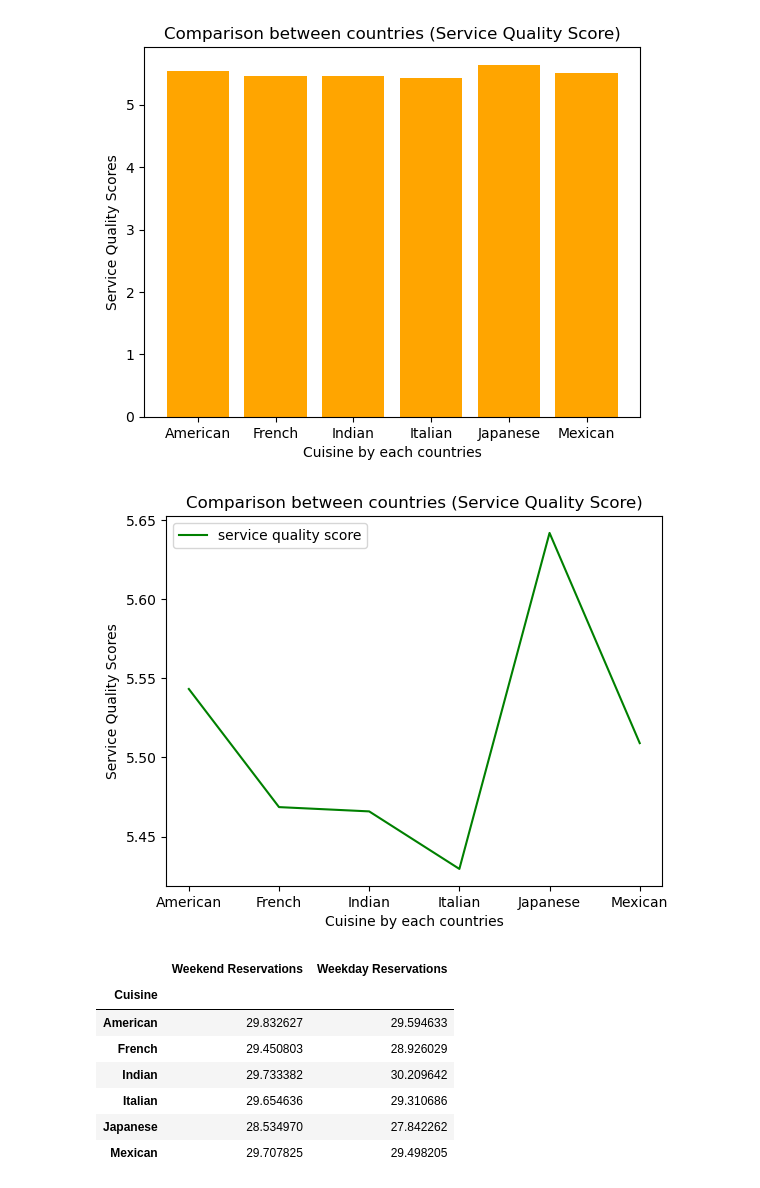
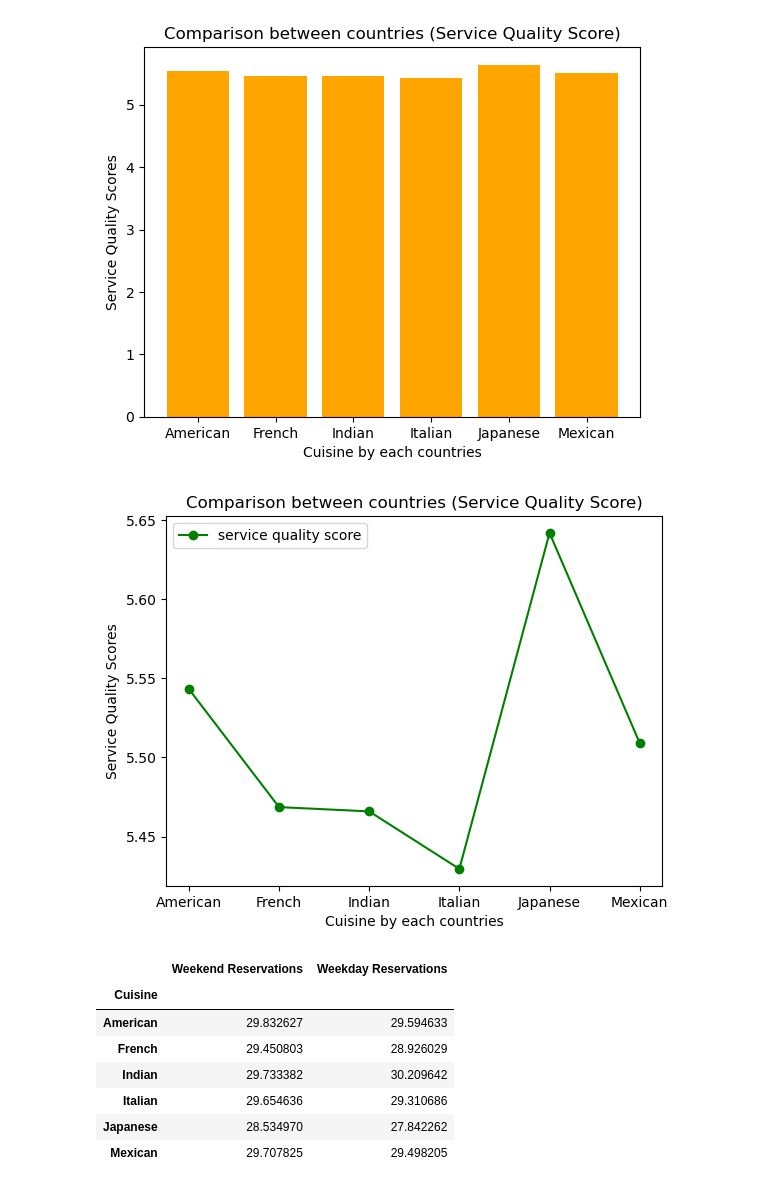
Before and after one commit to Dong-kyu-Kim/project1, a Jupyter notebook: restaurant.ipynb, the cells around one changed output. Cells and saved outputs as stored; diff of their text form; code cells hidden in the pictures.

```diff
--- a/restaurant.ipynb
+++ b/restaurant.ipynb
@@ -207,17 +207,17 @@ plt.savefig(service_q_score_bar_path)
 [figure]
 # %%
 # Create a line graph comparing "Service Quality Score" by each countries
-plt.plot(country_list, service_quality_score, color = 'green', label = "service quality score")
+plt.plot(country_list, service_quality_score, marker = 'o', color = 'green', label = "service quality score")
 
 plt.title("Comparison between countries (Service Quality Score)")
 plt.xlabel("Cuisine by each countries")
 plt.ylabel("Service Quality Scores")
 plt.legend(loc = 'best')
 
 service_q_score_line_path_ = os.path.join("results", "service_quality_line_comparison.png")
 plt.savefig(service_q_score_line_path_)
 # %% [output]
-[figure, old version]
+[figure, new version]
 # %%
 # Group with "Cuisine" by each countries with average "Weekend Reservations" and "Weekday Reservations"
 group3 = restaurant_df.groupby(["Cuisine"])
```
Also changed, not shown: parts of 4 cells of this notebook, 5 other files.
